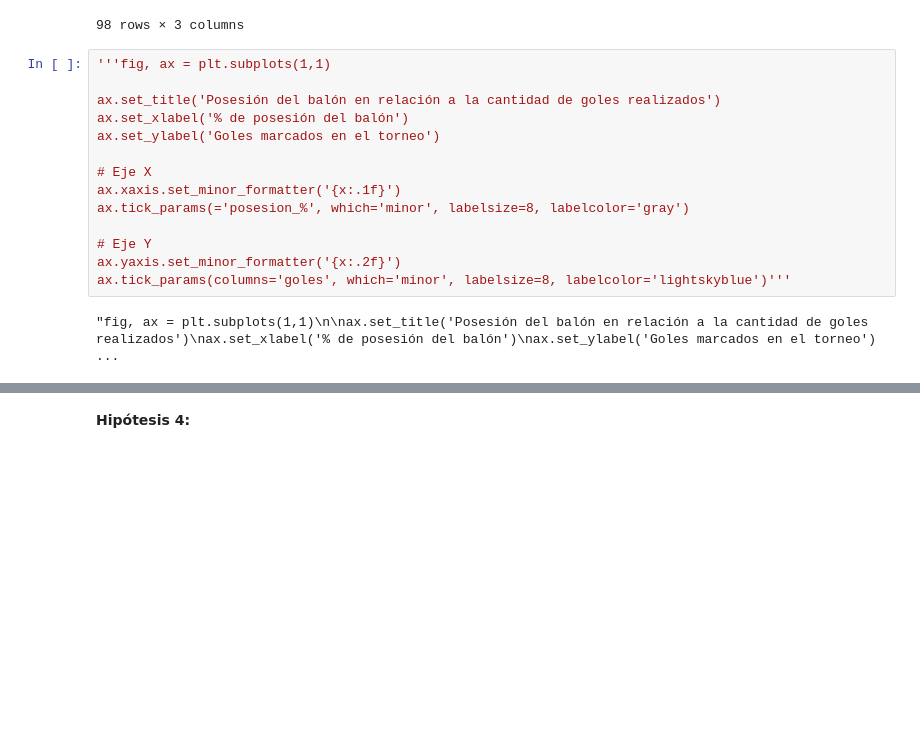
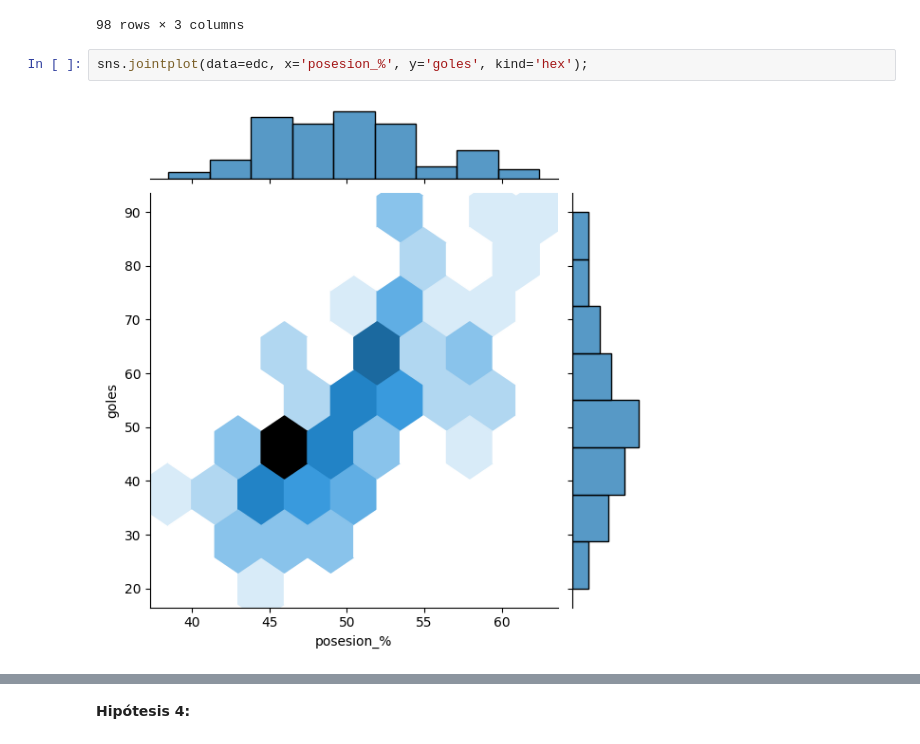
Before and after one commit to FedeThione/DS-EDA-Futbol, a Jupyter notebook: src/Notebooks/3-EDA_DEFINITIVO.ipynb, the cells around one changed output, grey strips where cells are left out. Cells and saved outputs as stored; diff of their text form; blank space fills up the shorter version.

```diff
--- a/src/Notebooks/3-EDA_DEFINITIVO.ipynb
+++ b/src/Notebooks/3-EDA_DEFINITIVO.ipynb
@@ -586,19 +584,7 @@ edc[["equipo","posesion_%","goles"]]
 | 96 | Dijon | 46.9 | 25 |
 | 97 | Schalke 04 | 46.2 | 25 |
 98 rows × 3 columns
-# %%
-'''fig, ax = plt.subplots(1,1)
-
-ax.set_title('Posesión del balón en relación a la cantidad de goles realizados')
-ax.set_xlabel('% de posesión del balón')
-ax.set_ylabel('Goles marcados en el torneo')
-
-# Eje X
-ax.xaxis.set_minor_formatter('{x:.1f}')
-ax.tick_params(='posesion_%', which='minor', labelsize=8, labelcolor='gray')
-
-# Eje Y
-ax.yaxis.set_minor_formatter('{x:.2f}')
-ax.tick_params(columns='goles', which='minor', labelsize=8, labelcolor='lightskyblue')'''
-# %% [output]
-"fig, ax = plt.subplots(1,1)\n\nax.set_title('Posesión del balón en relación a la cantidad de goles realizados')\nax.set_xlabel('% de posesión del balón')\nax.set_ylabel('Goles marcados en el torneo') ...
+# %%
+sns.jointplot(data=edc, x='posesion_%', y='goles', kind='hex');
+# %% [output]
+[figure, added]
```
Also changed, not shown: parts of 18 cells of this notebook.
